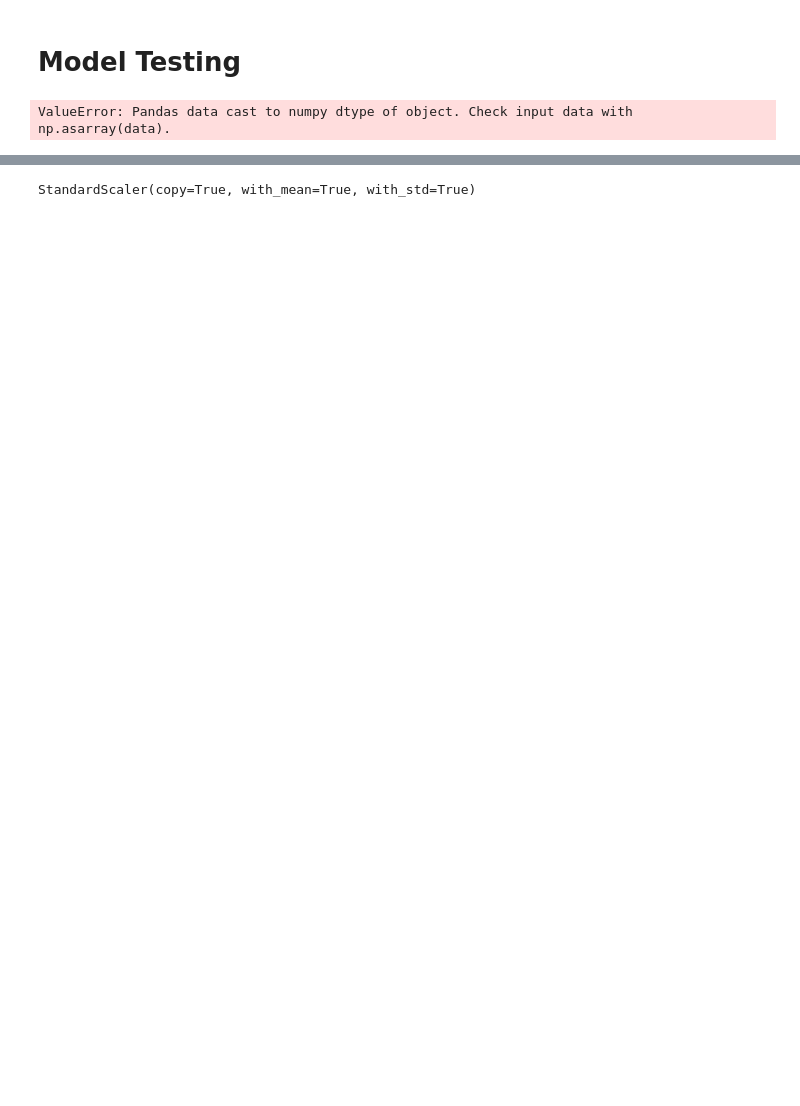
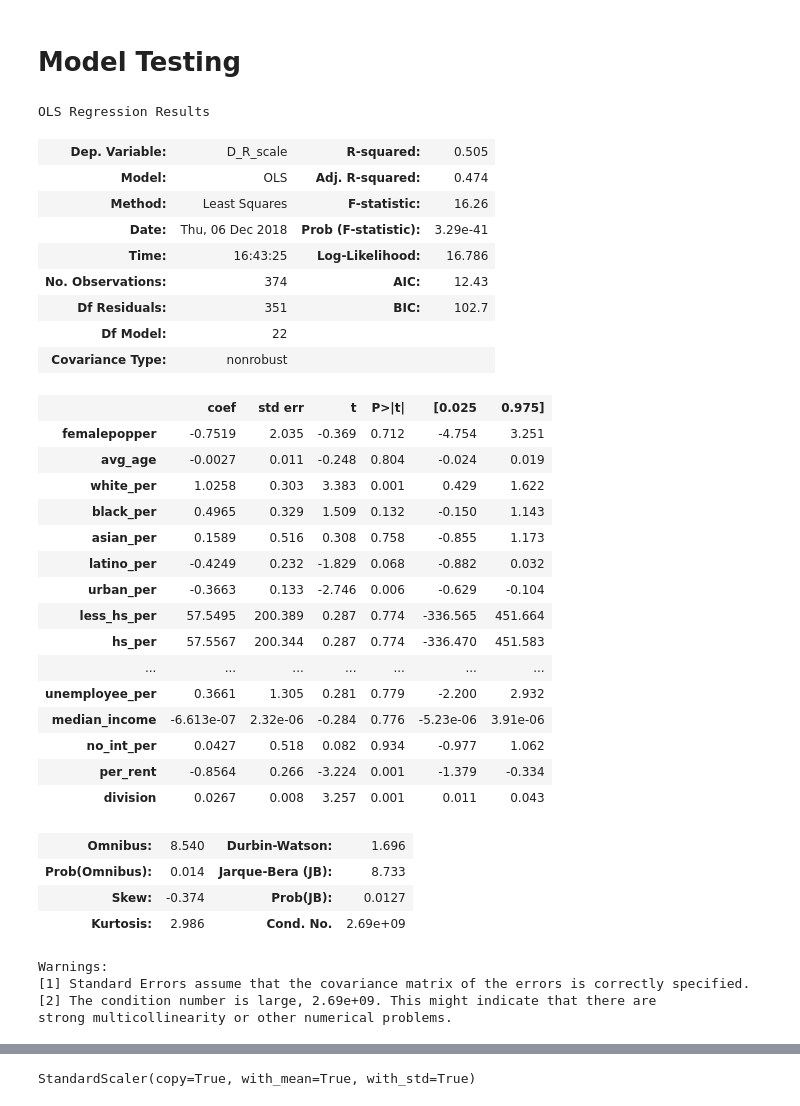
Before and after one commit to scbronder/state_predictor, a Jupyter notebook: mod2_v2.ipynb, the cells around one changed output, grey strips where cells are left out. Cells and saved outputs as stored; diff of their text form; code cells hidden in the pictures; blank space fills up the shorter version.

```diff
--- a/mod2_v2.ipynb
+++ b/mod2_v2.ipynb
@@ -1056,14 +1058,49 @@ memory usage: 83.0+ KB
 df_final_drop = df_final_drop.astype(float)
 # %% [markdown]
 # Model Testing
+# %%
+df_final_drop2 = df_final_drop.drop('D_R_scale', axis=1)
 # %%
-X= df_final_drop
+X= df_final_drop2
 y= df_final_drop['D_R_scale']
 model = smf.OLS(y, X).fit()
 predictions = model.predict(X)
 model.summary()
 # %% [output]
-ValueError: Pandas data cast to numpy dtype of object. Check input data with np.asarray(data).
+OLS Regression Results
+| Dep. Variable: | D_R_scale | R-squared: | 0.505 |
+| Model: | OLS | Adj. R-squared: | 0.474 |
+| Method: | Least Squares | F-statistic: | 16.26 |
+| Date: | Thu, 06 Dec 2018 | Prob (F-statistic): | 3.29e-41 |
+| Time: | 16:43:25 | Log-Likelihood: | 16.786 |
+| No. Observations: | 374 | AIC: | 12.43 |
+| Df Residuals: | 351 | BIC: | 102.7 |
+| Df Model: | 22 |  |  |
+| Covariance Type: | nonrobust |  |  |
+|  | coef | std err | t | P>|t| | [0.025 | 0.975] |
+| femalepopper | -0.7519 | 2.035 | -0.369 | 0.712 | -4.754 | 3.251 |
+| avg_age | -0.0027 | 0.011 | -0.248 | 0.804 | -0.024 | 0.019 |
+| white_per | 1.0258 | 0.303 | 3.383 | 0.001 | 0.429 | 1.622 |
+| black_per | 0.4965 | 0.329 | 1.509 | 0.132 | -0.150 | 1.143 |
+| asian_per | 0.1589 | 0.516 | 0.308 | 0.758 | -0.855 | 1.173 |
+| latino_per | -0.4249 | 0.232 | -1.829 | 0.068 | -0.882 | 0.032 |
+| urban_per | -0.3663 | 0.133 | -2.746 | 0.006 | -0.629 | -0.104 |
+| less_hs_per | 57.5495 | 200.389 | 0.287 | 0.774 | -336.565 | 451.664 |
+| hs_per | 57.5567 | 200.344 | 0.287 | 0.774 | -336.470 | 451.583 |
+| ... | ... | ... | ... | ... | ... | ... |
+| unemployee_per | 0.3661 | 1.305 | 0.281 | 0.779 | -2.200 | 2.932 |
+| median_income | -6.613e-07 | 2.32e-06 | -0.284 | 0.776 | -5.23e-06 | 3.91e-06 |
+| no_int_per | 0.0427 | 0.518 | 0.082 | 0.934 | -0.977 | 1.062 |
+| per_rent | -0.8564 | 0.266 | -3.224 | 0.001 | -1.379 | -0.334 |
+| division | 0.0267 | 0.008 | 3.257 | 0.001 | 0.011 | 0.043 |
+| Omnibus: | 8.540 | Durbin-Watson: | 1.696 |
+| Prob(Omnibus): | 0.014 | Jarque-Bera (JB): | 8.733 |
+| Skew: | -0.374 | Prob(JB): | 0.0127 |
+| Kurtosis: | 2.986 | Cond. No. | 2.69e+09 |
+Warnings:
+[1] Standard Errors assume that the covariance matrix of the errors is correctly specified.
+[2] The condition number is large, 2.69e+09. This might indicate that there are
+strong multicollinearity or other numerical problems.
 # %%
 df_final_drop.iloc[:,1:].head(2)
 # %% [output]
```
Also changed, not shown: parts of 16 cells of this notebook, 1 other file.
